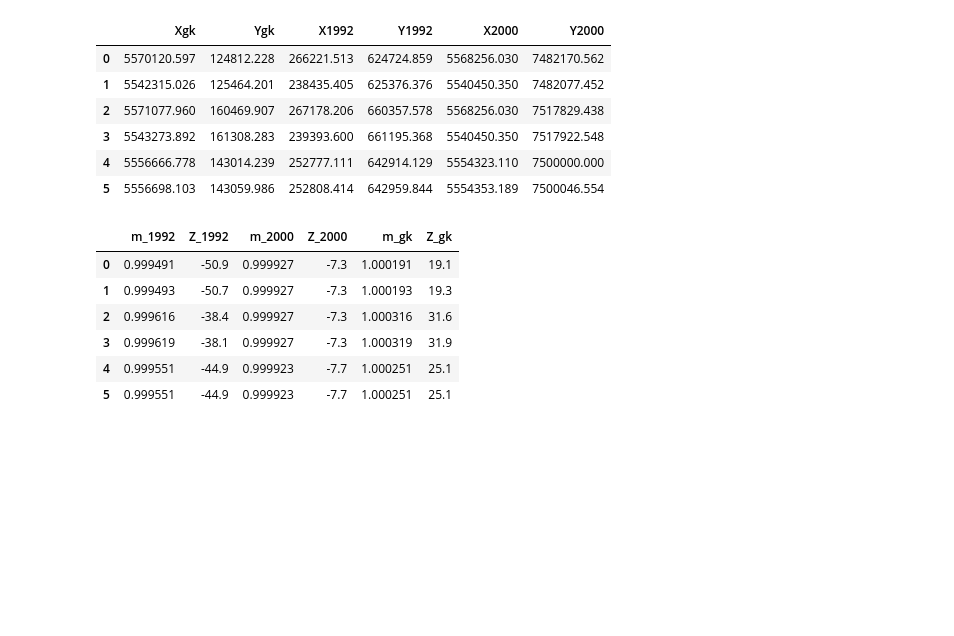
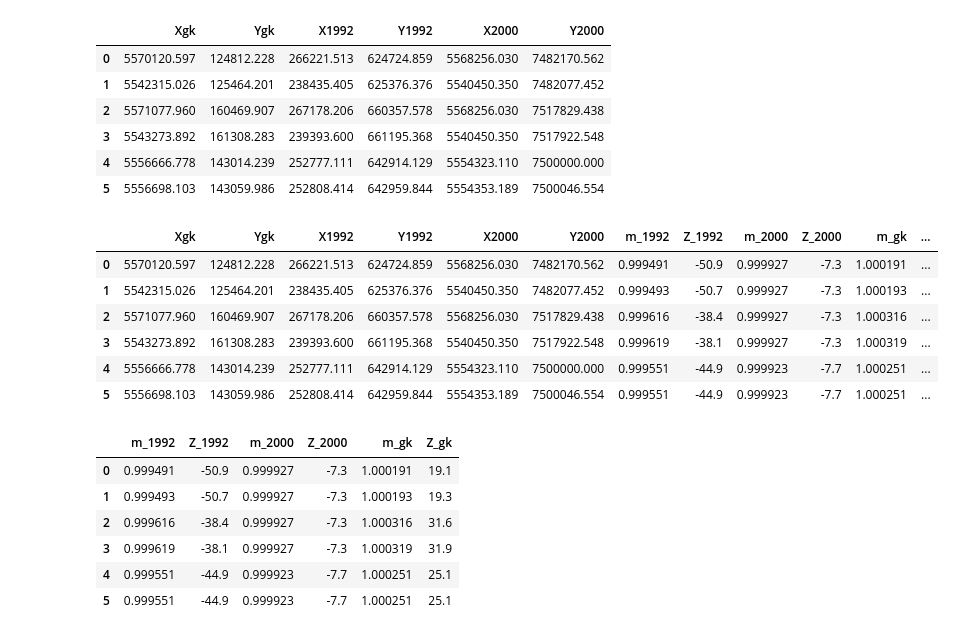
Before and after one commit to krz144/WZGW, a Jupyter notebook: Projekt4/projekt4.ipynb, the cells around one changed output. Saved outputs shown, nothing was run; the diff lists cells and outputs as text; code cells hidden in the pictures; blank space fills up the shorter version.

```diff
--- a/Projekt4/projekt4.ipynb
+++ b/Projekt4/projekt4.ipynb
@@ -392,6 +353,16 @@ skale_df['m_2000'] = skale_df.apply(lambda row: get_m2000(row[4], row[5]), axis=
 skale_df['Z_2000'] = skale_df.apply(lambda row: round((row[-1] - 1)*100000, 1), axis=1)
 skale_df['m_gk'] = skale_df.apply(lambda row: get_mgk2(*gk_to_geo(row[0], row[1], int(str(row[1])[0])*3), int(str(row[1])[0])*3), axis=1)
 skale_df['Z_gk'] = skale_df.apply(lambda row: round((row[-1] - 1)*100000, 1), axis=1)
+# %%
+skale_df
+# %% [output]
+|  | Xgk | Ygk | X1992 | Y1992 | X2000 | Y2000 | m_1992 | Z_1992 | m_2000 | Z_2000 | m_gk | ... |
+| 0 | 5570120.597 | 124812.228 | 266221.513 | 624724.859 | 5568256.030 | 7482170.562 | 0.999491 | -50.9 | 0.999927 | -7.3 | 1.000191 | ... |
+| 1 | 5542315.026 | 125464.201 | 238435.405 | 625376.376 | 5540450.350 | 7482077.452 | 0.999493 | -50.7 | 0.999927 | -7.3 | 1.000193 | ... |
+| 2 | 5571077.960 | 160469.907 | 267178.206 | 660357.578 | 5568256.030 | 7517829.438 | 0.999616 | -38.4 | 0.999927 | -7.3 | 1.000316 | ... |
+| 3 | 5543273.892 | 161308.283 | 239393.600 | 661195.368 | 5540450.350 | 7517922.548 | 0.999619 | -38.1 | 0.999927 | -7.3 | 1.000319 | ... |
+| 4 | 5556666.778 | 143014.239 | 252777.111 | 642914.129 | 5554323.110 | 7500000.000 | 0.999551 | -44.9 | 0.999923 | -7.7 | 1.000251 | ... |
+| 5 | 5556698.103 | 143059.986 | 252808.414 | 642959.844 | 5554353.189 | 7500046.554 | 0.999551 | -44.9 | 0.999923 | -7.7 | 1.000251 | ... |
 # %%
 skale_df.drop(columns=['Xgk', 'Ygk','X1992','Y1992','X2000','Y2000'], inplace=True)
 # %%
```
Also changed, not shown: parts of 26 cells of this notebook, 2 other files.
